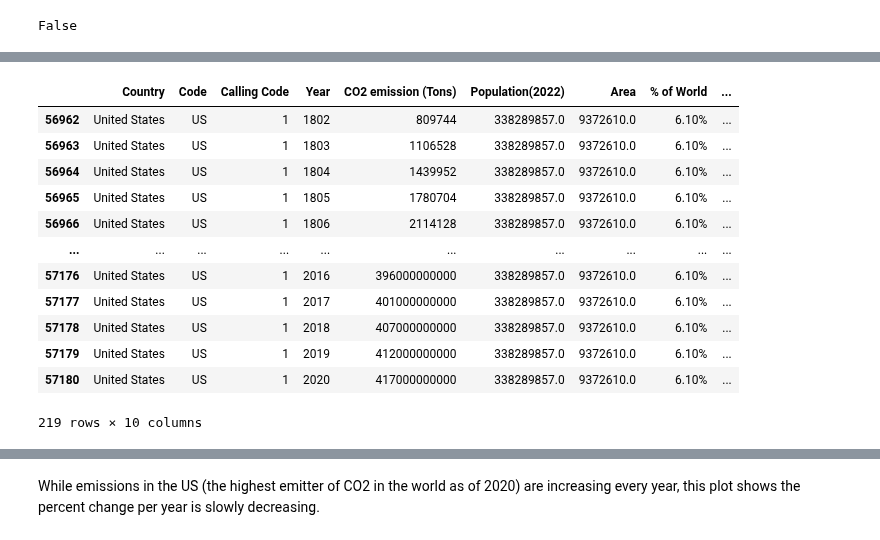
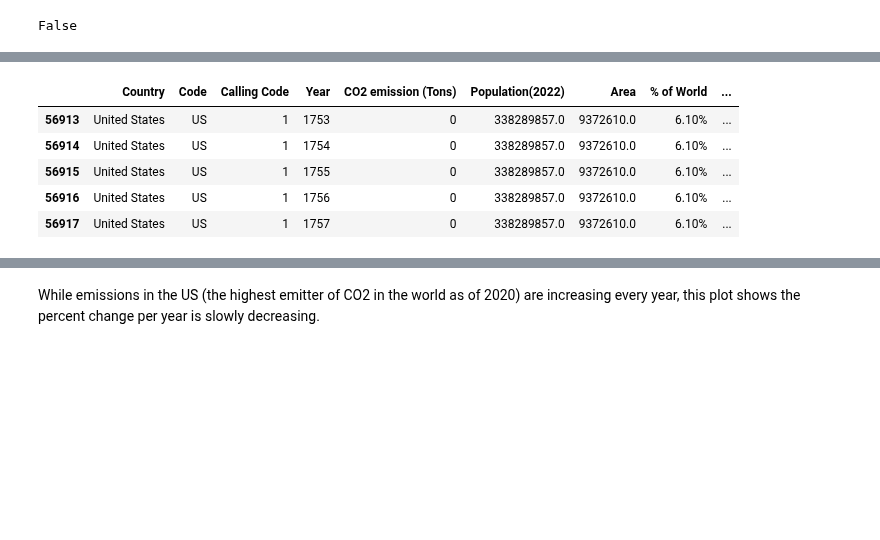
Before and after one commit to DanielBrechner/World-CO2-Emissions-Analysis, a Jupyter notebook: app.ipynb, the cells around one changed output, grey strips where cells are left out. Saved outputs shown, nothing was run; the diff lists cells and outputs as text; code cells hidden in the pictures; blank space fills up the shorter version.

```diff
--- a/app.ipynb
+++ b/app.ipynb
@@ -375,18 +361,11 @@ new_usa_df
-# %%
-new_usa_df_minus_first_two_rows = new_usa_df.iloc[2:]
-new_usa_df_minus_first_two_rows
-# %% [output]
-|  | Country | Code | Calling Code | Year | CO2 emission (Tons) | Population(2022) | Area | % of World | ... |
-| 56962 | United States | US | 1 | 1802 | 809744 | 338289857.0 | 9372610.0 | 6.10% | ... |
-| 56963 | United States | US | 1 | 1803 | 1106528 | 338289857.0 | 9372610.0 | 6.10% | ... |
-| 56964 | United States | US | 1 | 1804 | 1439952 | 338289857.0 | 9372610.0 | 6.10% | ... |
-| 56965 | United States | US | 1 | 1805 | 1780704 | 338289857.0 | 9372610.0 | 6.10% | ... |
-| 56966 | United States | US | 1 | 1806 | 2114128 | 338289857.0 | 9372610.0 | 6.10% | ... |
-| ... | ... | ... | ... | ... | ... | ... | ... | ... | ... |
-| 57176 | United States | US | 1 | 2016 | 396000000000 | 338289857.0 | 9372610.0 | 6.10% | ... |
-| 57177 | United States | US | 1 | 2017 | 401000000000 | 338289857.0 | 9372610.0 | 6.10% | ... |
-| 57178 | United States | US | 1 | 2018 | 407000000000 | 338289857.0 | 9372610.0 | 6.10% | ... |
-| 57179 | United States | US | 1 | 2019 | 412000000000 | 338289857.0 | 9372610.0 | 6.10% | ... |
-| 57180 | United States | US | 1 | 2020 | 417000000000 | 338289857.0 | 9372610.0 | 6.10% | ... |
-219 rows × 10 columns
+# %%
+new_usa_df_minus_first_three_rows = new_usa_df.iloc[3:]
+new_usa_df_minus_first_three_rows.head()
+# %% [output]
+|  | Country | Code | Calling Code | Year | CO2 emission (Tons) | Population(2022) | Area | % of World | ... |
+| 56913 | United States | US | 1 | 1753 | 0 | 338289857.0 | 9372610.0 | 6.10% | ... |
+| 56914 | United States | US | 1 | 1754 | 0 | 338289857.0 | 9372610.0 | 6.10% | ... |
+| 56915 | United States | US | 1 | 1755 | 0 | 338289857.0 | 9372610.0 | 6.10% | ... |
+| 56916 | United States | US | 1 | 1756 | 0 | 338289857.0 | 9372610.0 | 6.10% | ... |
+| 56917 | United States | US | 1 | 1757 | 0 | 338289857.0 | 9372610.0 | 6.10% | ... |
 # %%
```
Also changed, not shown: parts of 4 cells of this notebook.
